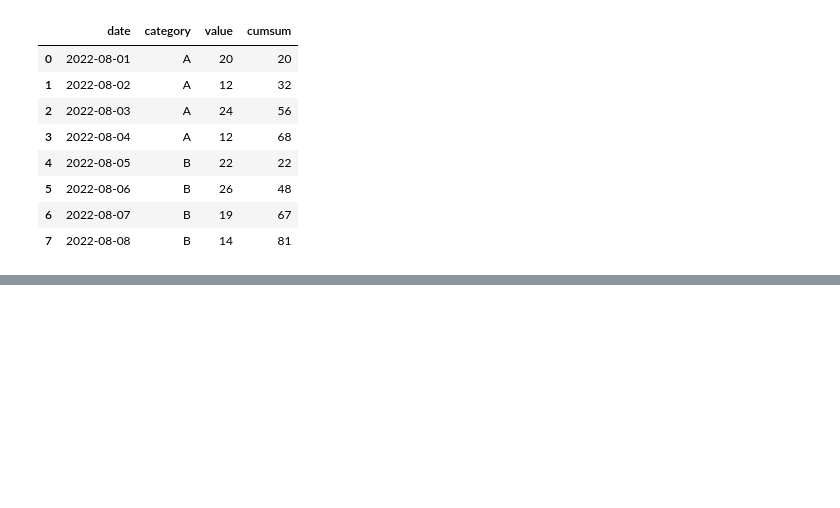
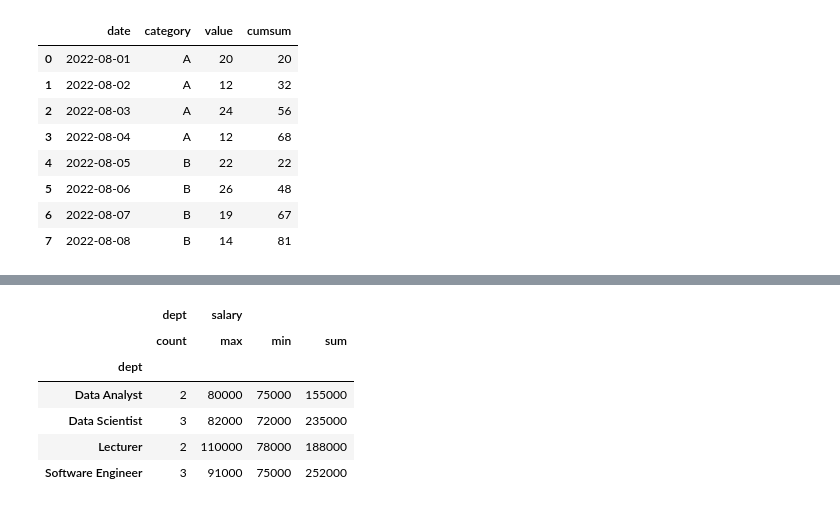
Before and after one commit to ShakilM26/Pandas, a Jupyter notebook: groupby_pandas.ipynb, the cells around one changed output, grey strips where cells are left out. Saved outputs shown, nothing was run; the diff lists cells and outputs as text; code cells hidden in the pictures; blank space fills up the shorter version.

```diff
--- a/groupby_pandas.ipynb
+++ b/groupby_pandas.ipynb
@@ -255,3 +255,9 @@ f
 | 5 | 2022-08-06 | B | 26 | 48 |
 | 6 | 2022-08-07 | B | 19 | 67 |
 | 7 | 2022-08-08 | B | 14 | 81 |
+# %%
+new = pd.DataFrame({'person':['Shakil', 'Walid', 'Nuha', 'Farhana', 'Mehedy', 'Mohosin', 'Modina', 'Kawser', 'Namira', 'Mintu'],
+                    'dept':['Data Scientist', 'Data Scientist', 'Software Engineer', 'Software Engineer',
+                            'Data Analyst', 'Lecturer', 'Software Engineer', 'Lecturer', 'Data Analyst', 'Data Scientist'],
+                    'salary':[72000, 82000, 75000, 91000, 75000, 110000, 86000, 78000, 80000, 81000],
+                    'cgpa':[2.80, 3.60, 3.80, 3.90, 3.30, 4.00, 3.90, 4.00, 3.70, 3.80]})
@@ -257,0 +273,11 @@ f
+# %%
+agg = new.groupby('dept').agg({'dept':'count', 'salary':['max', 'min', 'sum']})
+agg
+# %% [output]
+|  | dept | salary |  |  |
+|  | count | max | min | sum |
+| dept |  |  |  |  |
+| Data Analyst | 2 | 80000 | 75000 | 155000 |
+| Data Scientist | 3 | 82000 | 72000 | 235000 |
+| Lecturer | 2 | 110000 | 78000 | 188000 |
+| Software Engineer | 3 | 91000 | 75000 | 252000 |
```
Also changed, not shown: parts of 1 cell of this notebook.
